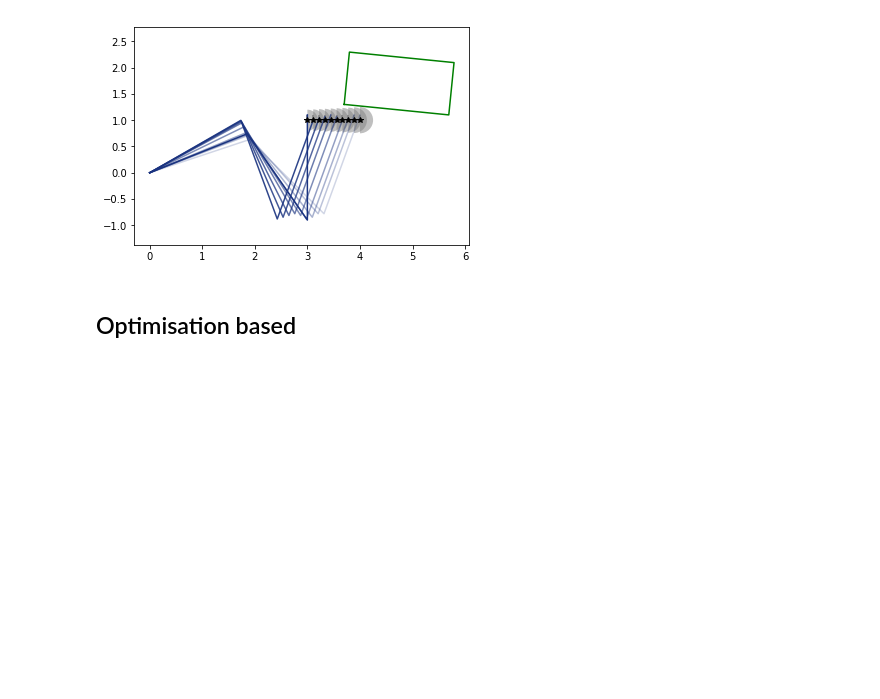
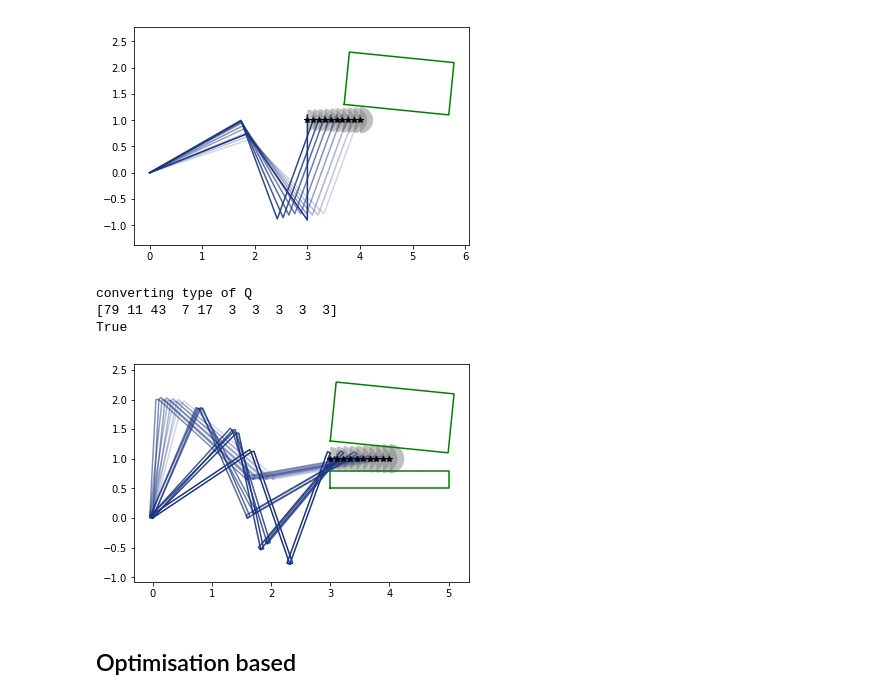
Before and after one commit to JeroenDM/planar_python_robotics, a Jupyter notebook: example1.ipynb, the cells around one changed output. Saved outputs shown, nothing was run; the diff lists cells and outputs as text; code cells hidden in the pictures; blank space fills up the shorter version.

```diff
--- a/example1.ipynb
+++ b/example1.ipynb
@@ -56,3 +61,20 @@ plt.show()
+# %%
+sol2 = get_shortest_path(path_js)
+print(sol2['success'])
+# %% [output]
+converting type of Q
+[79 11 43  7 17  3  3  3  3  3]
+True
+# %%
+fig2, ax2 = plt.subplots()
+ax2.axis('equal')
+#robot1.plot_path_kinematics(ax2, path_js[4])
+robot1.plot_path(ax2, sol2['path'])
+for r in sc2: r.plot(ax2, 'g')
+for tp in path1: tp.plot(ax2)
+plt.show()
+# %% [output]
+[figure, added]
 # %% [markdown]
 ## Optimisation based
 # %%
```
Also changed, not shown: parts of 8 cells of this notebook, 2 other files.
